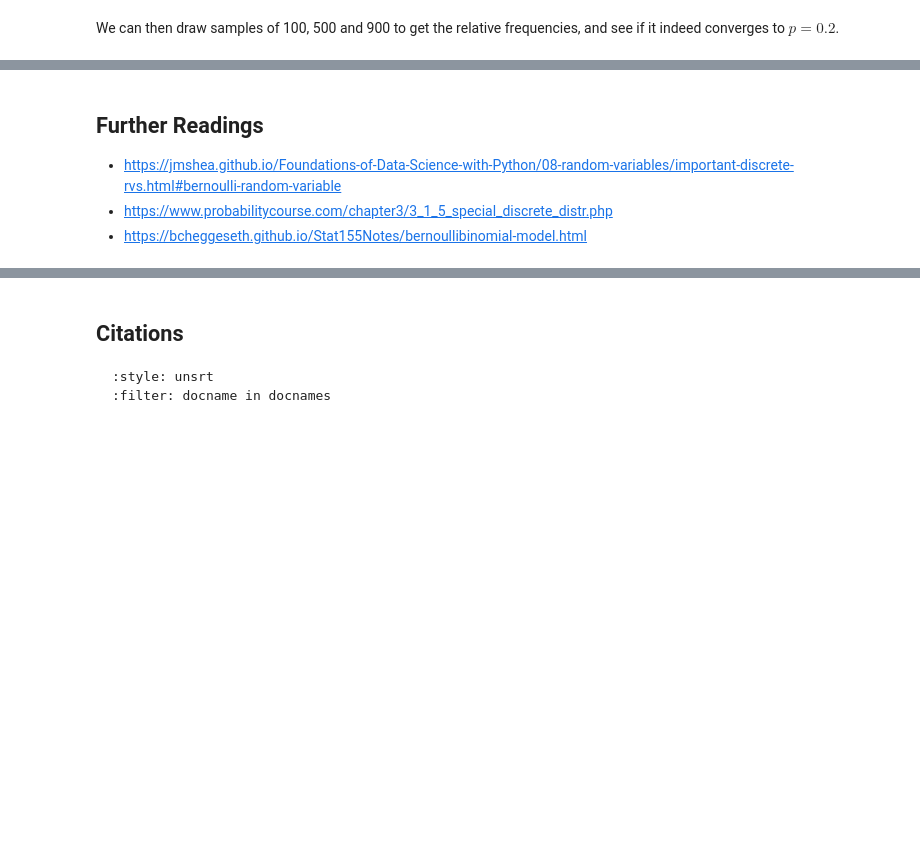
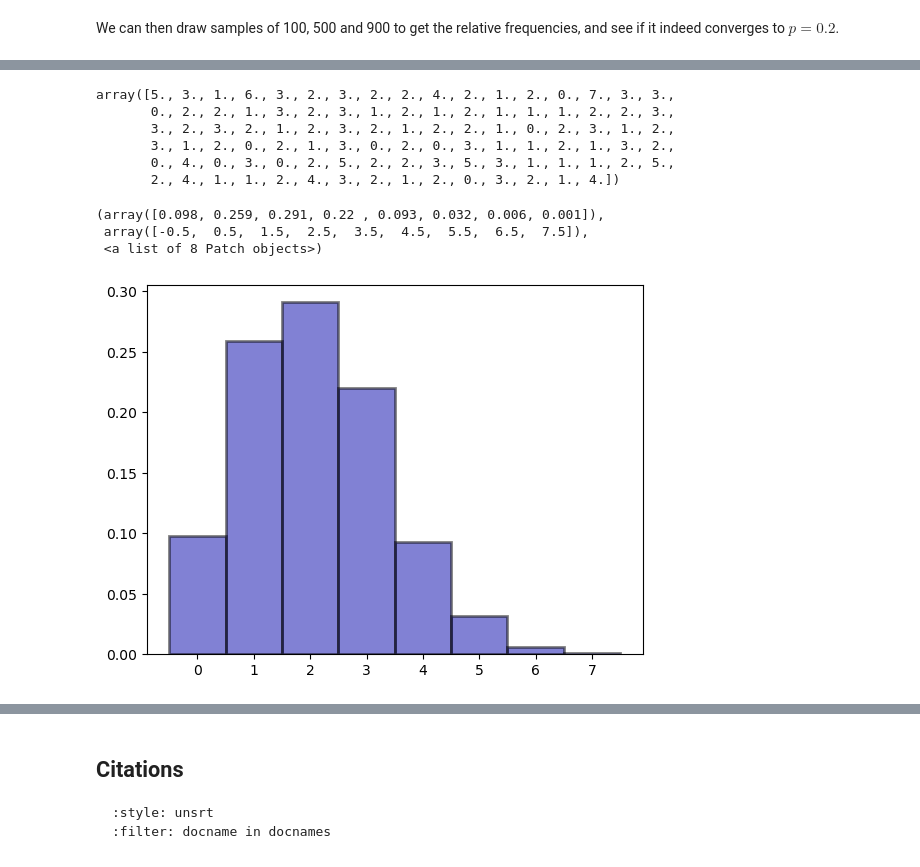
Before and after one commit to tan-wt/gaohn-probability-stats, a Jupyter notebook: content/03_discrete_random_variables/0309_binomial_distribution.ipynb, the cells around one changed output, grey strips where cells are left out. Saved outputs shown, nothing was run; the diff lists cells and outputs as text; code cells hidden in the pictures; blank space fills up the shorter version.

```diff
--- a/content/03_discrete_random_variables/0309_binomial_distribution.ipynb
+++ b/content/03_discrete_random_variables/0309_binomial_distribution.ipynb
@@ -396,6 +256,0 @@ The relative freqs are [0.8022 0.1978]
-# %% [markdown]
-## Further Readings
-
-- https://jmshea.github.io/Foundations-of-Data-Science-with-Python/08-random-variables/important-discrete-rvs.html#bernoulli-random-variable
-- https://www.probabilitycourse.com/chapter3/3_1_5_special_discrete_distr.php
-- https://bcheggeseth.github.io/Stat155Notes/bernoullibinomial-model.html
@@ -401,0 +278,50 @@ The relative freqs are [0.8022 0.1978]
+# %%
+def perform_bernoulli_trials(population: np.ndarray, n: int, p: float):
+    """
+    Perform n Bernoulli trials with success probability p
+    and return number of successes. That is to say:
+    If I toss coin 10 times, and landed head 7 times, then success rate is
+    70% -> this is what I should return. But note this is binary.
+    """
+    # Initialize number of successes: n_success
+    n_success = 0
+
+    for i in range(n):
+        # Choose random number between zero and one: random_number
+        random_number = np.random.choice(population, size=None, replace=True, p=None)
+        # If less than p, it's a success so add one to n_success
+        if random_number == 1:
+            n_success += 1
+
+    return n_success
+# %%
+n_repeats = 100
+n_covid = np.empty(shape=n_repeats)
+for i in range(n_repeats):
+    n_covid[i] = perform_bernoulli_trials(true_population, 10, 0.2)
+# %%
+n_covid
+# %% [output]
+array([5., 3., 1., 6., 3., 2., 3., 2., 2., 4., 2., 1., 2., 0., 7., 3., 3.,
+       0., 2., 2., 1., 3., 2., 3., 1., 2., 1., 2., 1., 1., 1., 2., 2., 3.,
+       3., 2., 3., 2., 1., 2., 3., 2., 1., 2., 2., 1., 0., 2., 3., 1., 2.,
+       3., 1., 2., 0., 2., 1., 3., 0., 2., 0., 3., 1., 1., 2., 1., 3., 2.,
+       0., 4., 0., 3., 0., 2., 5., 2., 2., 3., 5., 3., 1., 1., 1., 2., 5.,
+       2., 4., 1., 1., 2., 4., 3., 2., 1., 2., 0., 3., 2., 1., 4.])
+# %%
+bins = np.arange(0, n_covid.max() + 1.5) - 0.5
+
+plt.hist(
+    n_covid,
+    bins,
+    density=True,
+    color="#0504AA",
+    alpha=0.5,
+    edgecolor="black",
+    linewidth=2,
+)
+# %% [output]
+(array([0.098, 0.259, 0.291, 0.22 , 0.093, 0.032, 0.006, 0.001]),
+ array([-0.5,  0.5,  1.5,  2.5,  3.5,  4.5,  5.5,  6.5,  7.5]),
+ <a list of 8 Patch objects>)
+[figure, added]
```
Also changed, not shown: parts of 48 cells of this notebook, 5 other files.
